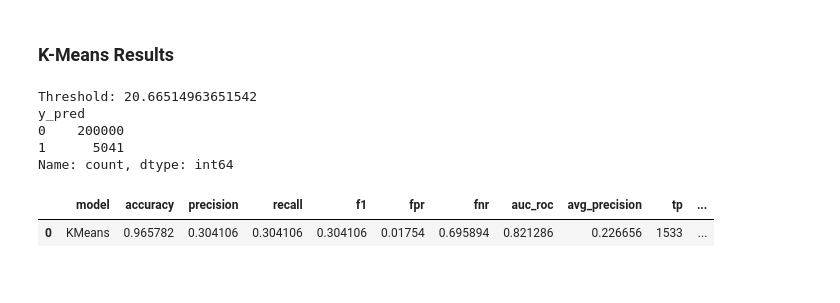
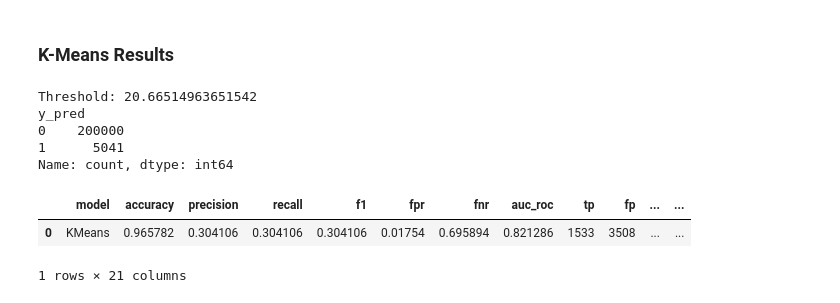
Before and after one commit to yuanmingwang/multi-stage-iot-ids, a Jupyter notebook: notebooks/p2_kmeans.ipynb, the cells around one changed output. Saved outputs shown, nothing was run; the diff lists cells and outputs as text; code cells hidden in the pictures.

Commit message:
update phase 2, k means, metrics and visualization

```diff
--- a/notebooks/p2_kmeans.ipynb
+++ b/notebooks/p2_kmeans.ipynb
@@ -262,8 +263,8 @@ print("Threshold:", threshold)
 print(df_result["y_pred"].value_counts())
 
 ## Phase 2 metrics
-def evaluate_binary_detection(y_true, y_pred, scores, model_name, runtime_sec):
-    tn, fp, fn, tp = confusion_matrix(y_true, y_pred, labels=[0, 1]).ravel()
+def evaluate_phase2_detection(y_true, y_pred, scores, attack_types, model_name, runtime_sec):
+    tn, fp, fn, tp = confusion_matrix(y_true, y_pred).ravel()
 
     precision = precision_score(y_true, y_pred, zero_division=0)
     recall = recall_score(y_true, y_pred, zero_division=0)
@@ -274,40 +275,63 @@ def evaluate_binary_detection(y_true, y_pred, scores, model_name, runtime_sec):
     fnr = fn / (fn + tp)
 
     auc_roc = roc_auc_score(y_true, scores)
-    avg_precision = average_precision_score(y_true, scores)
 
-    return {
+    benign_count = (y_true == 0).sum()
+    attack_count = (y_true == 1).sum()
+    attack_rate = attack_count / len(y_true)
+
+    result = {
         "model": model_name,
         "accuracy": accuracy,
         "precision": precision,
         "recall": recall,
         "f1": f1,
         "fpr": fpr,
         "fnr": fnr,
         "auc_roc": auc_roc,
-        "avg_precision": avg_precision,
         "tp": tp,
         "fp": fp,
         "tn": tn,
         "fn": fn,
+        "benign_count": benign_count,
+        "attack_count": attack_count,
+        "attack_rate": attack_rate,
         "runtime_sec": runtime_sec
     }
 
-metrics = evaluate_binary_detection(
+    # Per-attack detection rate
+    attack_names = ["DDoS-HTTP Flood", "DoS-HTTP Flood", "DNS Spoofing", "Brute Force", "XSS"]
+
+    for attack in attack_names:
+        attack_mask = attack_types == attack
+
+        if attack_mask.sum() > 0:
+            detection_rate = y_pred[attack_mask].mean()
+        else:
+            detection_rate = 0
+
+        col_name = attack.lower().replace(" ", "_").replace("-", "_") + "_detect_rate"
+        result[col_name] = detection_rate
+
+    return result
+
+metrics = evaluate_phase2_detection(
     y_true=y_true,
     y_pred=df_result["y_pred"].to_numpy(),
     scores=df_result["anomaly_score"].to_numpy(),
+    attack_types=df_result[ATTACK_COL].to_numpy(),
     model_name="KMeans",
     runtime_sec=train_time
 )
 
 metrics_df = pd.DataFrame([metrics])
 metrics_df
 # %% [output]
 Threshold: 20.66514963651542
 y_pred
 0    200000
 1      5041
 Name: count, dtype: int64
-|  | model | accuracy | precision | recall | f1 | fpr | fnr | auc_roc | avg_precision | tp | ... |
-| 0 | KMeans | 0.965782 | 0.304106 | 0.304106 | 0.304106 | 0.01754 | 0.695894 | 0.821286 | 0.226656 | 1533 | ... |
+|  | model | accuracy | precision | recall | f1 | fpr | fnr | auc_roc | tp | fp | ... | ... |
+| 0 | KMeans | 0.965782 | 0.304106 | 0.304106 | 0.304106 | 0.01754 | 0.695894 | 0.821286 | 1533 | 3508 | ... | ... |
+1 rows × 21 columns
```
Also changed, not shown: parts of 10 cells of this notebook.
